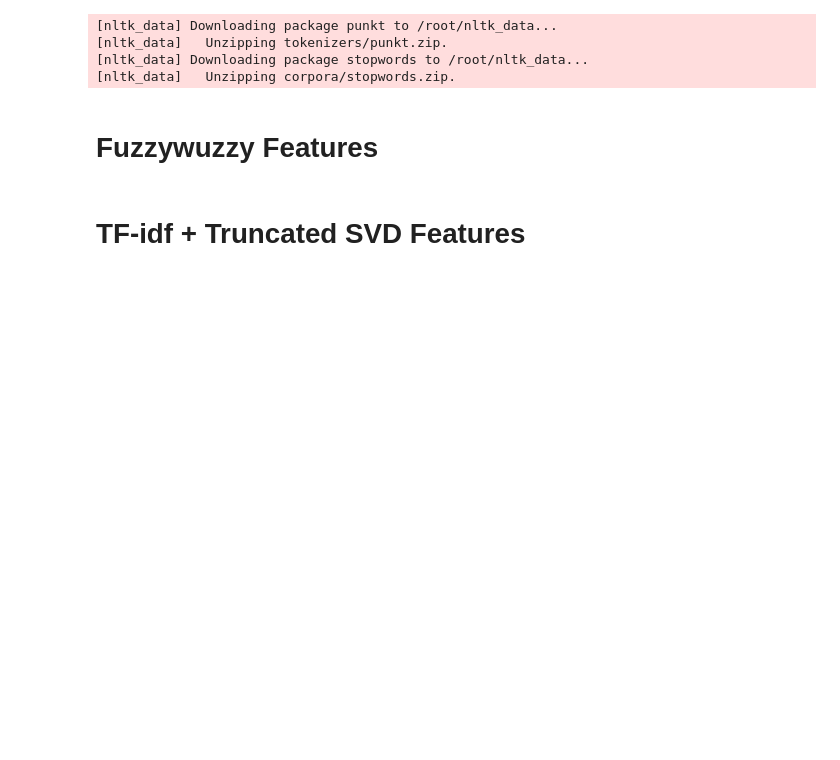
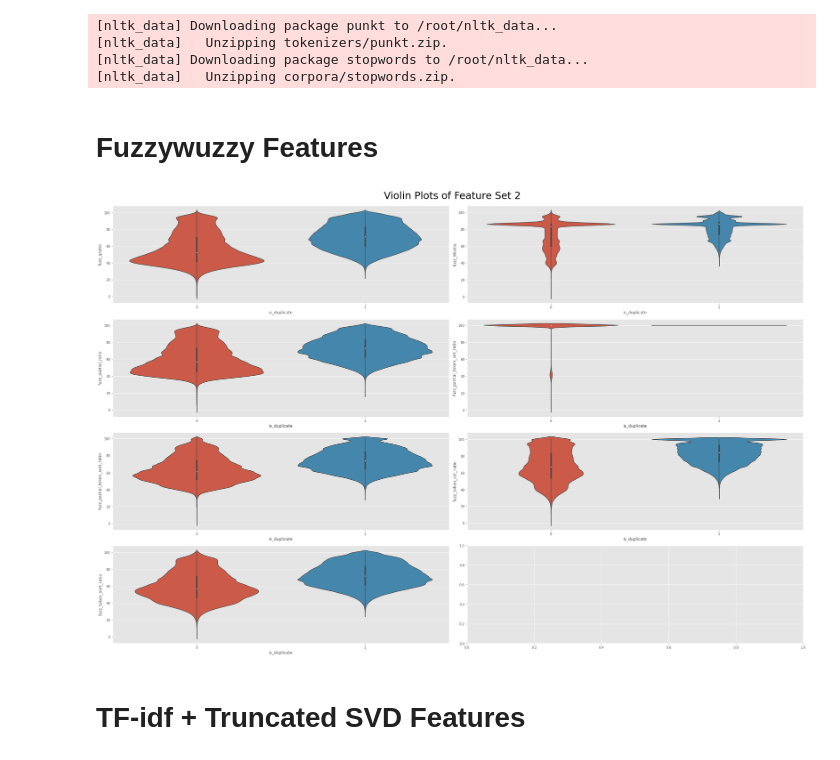
Before and after one commit to Graham-Broughton/NLP-Quora, a Jupyter notebook: 2.Quora_Feature_Engineering.ipynb, the cells around one changed output. Drawn from its saved outputs; the diff is of its cells as text; code cells hidden in the pictures; blank space fills up the shorter version.

Commit message:
added new images for README

```diff
--- a/2.Quora_Feature_Engineering.ipynb
+++ b/2.Quora_Feature_Engineering.ipynb
@@ -128,3 +128,14 @@ data[fs_2].to_csv(PATH+'src/feat_set_2.csv', index='id')
+# %%
+fig, axes = plt.subplots(4, 2, figsize=(30, 20))
+axes = axes.ravel()
+for ax, feature in zip(axes, fs_2):
+    sns.violinplot(data=data, x='is_duplicate', y=feature, ax=ax)
+plt.suptitle('Violin Plots of Feature Set 2', fontsize=30)
+plt.tight_layout()
+plt.subplots_adjust(top=0.95)
+plt.show()
+# %% [output]
+[figure, added]
 # %% [markdown]
 # TF-idf + Truncated SVD Features
 # %%
```
Also changed, not shown: parts of 3 cells of this notebook, 2 other files.
